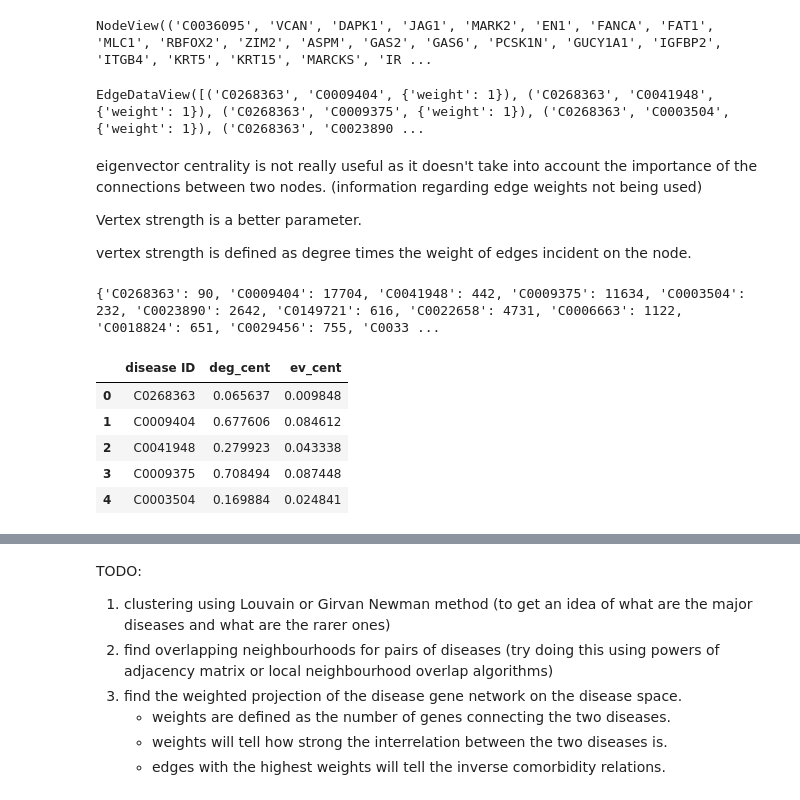
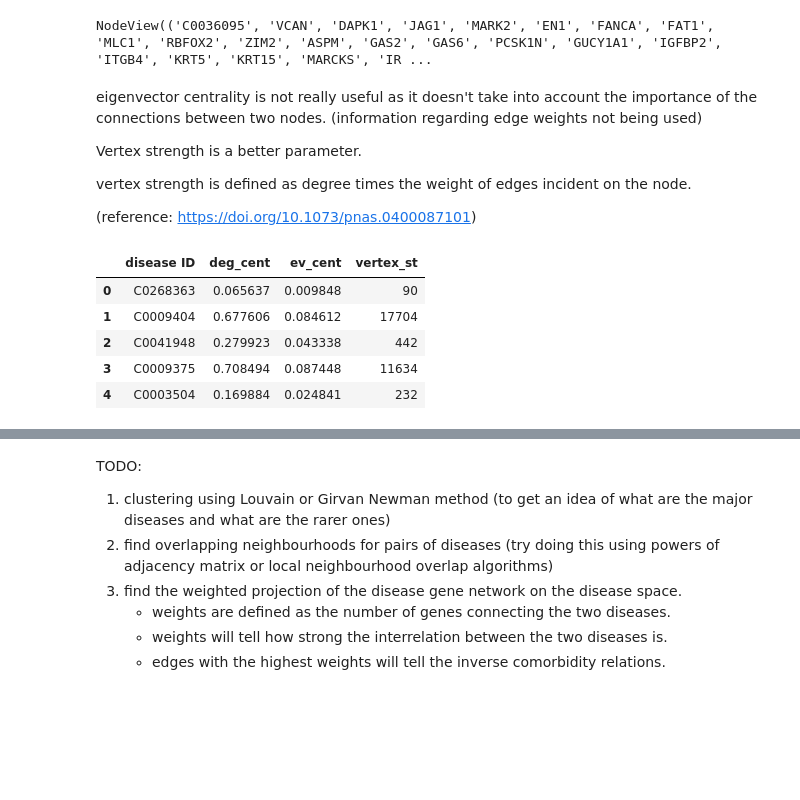
Before and after one commit to aadit-mahajan/GetTheseDiseases, a Jupyter notebook: DG_clustering.ipynb, the cells around one changed output, grey strips where cells are left out. Cells and saved outputs as stored; diff of their text form; code cells hidden in the pictures; blank space fills up the shorter version.

Commit message:
added comments for reference

```diff
--- a/DG_clustering.ipynb
+++ b/DG_clustering.ipynb
@@ -65,10 +71,6 @@ def get_edge_wt_projection(graph, nodes):
     return wt_prj
 
 disease_projection = get_edge_wt_projection(DG_graph, disease_nodes)
-# %%
-disease_projection.edges.data()
-# %% [output]
-EdgeDataView([('C0268363', 'C0009404', {'weight': 1}), ('C0268363', 'C0041948', {'weight': 1}), ('C0268363', 'C0009375', {'weight': 1}), ('C0268363', 'C0003504', {'weight': 1}), ('C0268363', 'C0023890 ...
 # %%
 # finding eigenvector centralities of the nodes
 disease_ev_cents = (nx.eigenvector_centrality(disease_projection, max_iter=1000)).items()
@@ -81,8 +83,12 @@ eigenvector centrality is not really useful as it doesn't take into account the
 Vertex strength is a better parameter.
 
 vertex strength is defined as degree times the weight of edges incident on the node.
+
+(reference: https://doi.org/10.1073/pnas.0400087101)
 # %%
-adj = (nx.adjacency_matrix(disease_projection)).todense()
+# calculating the vertex strength of the nodes in the graph
+
+adj = (nx.adjacency_matrix(disease_projection)).todense()           # todense() is for making it into an actual matrix
 n = len(disease_projection.nodes)
 vertex_st = {}
 nodes = list(disease_projection.nodes)
@@ -90,28 +96,30 @@ nodes = list(disease_projection.nodes)
 for i in nodes:
     vertex_st[i] = 0
     for j in nodes:
+        # try except block to prevent keyerror from trying to find non-existent edge.
         try:
             vertex_st[i] += disease_projection[i][j]['weight'] * adj[nodes.index(i)][nodes.index(j)]
         except KeyError:
             pass
 
-print(vertex_st)
+vertex_st = vertex_st.items()
+# vertex_st is a variable which has tuples of the format (node_id, vertex_strength)
-# %% [output]
-{'C0268363': 90, 'C0009404': 17704, 'C0041948': 442, 'C0009375': 11634, 'C0003504': 232, 'C0023890': 2642, 'C0149721': 616, 'C0022658': 4731, 'C0006663': 1122, 'C0018824': 651, 'C0029456': 755, 'C0033 ...
 # %%
-combined_data = pd.DataFrame(columns =['disease ID', 'deg_cent','ev_cent'])
+# combining all the data into a dataframe
+
+combined_data = pd.DataFrame(columns =['disease ID', 'deg_cent','ev_cent', 'vertex_st'])
 combined_data['disease ID'] = [i[0] for i in disease_ev_cents]
 combined_data['deg_cent'] = [i[1] for i in disease_dg_cents]
 combined_data['ev_cent'] = [i[1] for i in disease_ev_cents]
-
+combined_data['vertex_st'] = [i[1] for i in vertex_st]
 combined_data.head()
 # %% [output]
-|  | disease ID | deg_cent | ev_cent |
-| 0 | C0268363 | 0.065637 | 0.009848 |
-| 1 | C0009404 | 0.677606 | 0.084612 |
-| 2 | C0041948 | 0.279923 | 0.043338 |
-| 3 | C0009375 | 0.708494 | 0.087448 |
-| 4 | C0003504 | 0.169884 | 0.024841 |
+|  | disease ID | deg_cent | ev_cent | vertex_st |
+| 0 | C0268363 | 0.065637 | 0.009848 | 90 |
+| 1 | C0009404 | 0.677606 | 0.084612 | 17704 |
+| 2 | C0041948 | 0.279923 | 0.043338 | 442 |
+| 3 | C0009375 | 0.708494 | 0.087448 | 11634 |
+| 4 | C0003504 | 0.169884 | 0.024841 | 232 |
 # %%
 # product score
 combined_data['product'] = combined_data.deg_cent * combined_data.ev_cent
```
Also changed, not shown: parts of 6 cells of this notebook.
